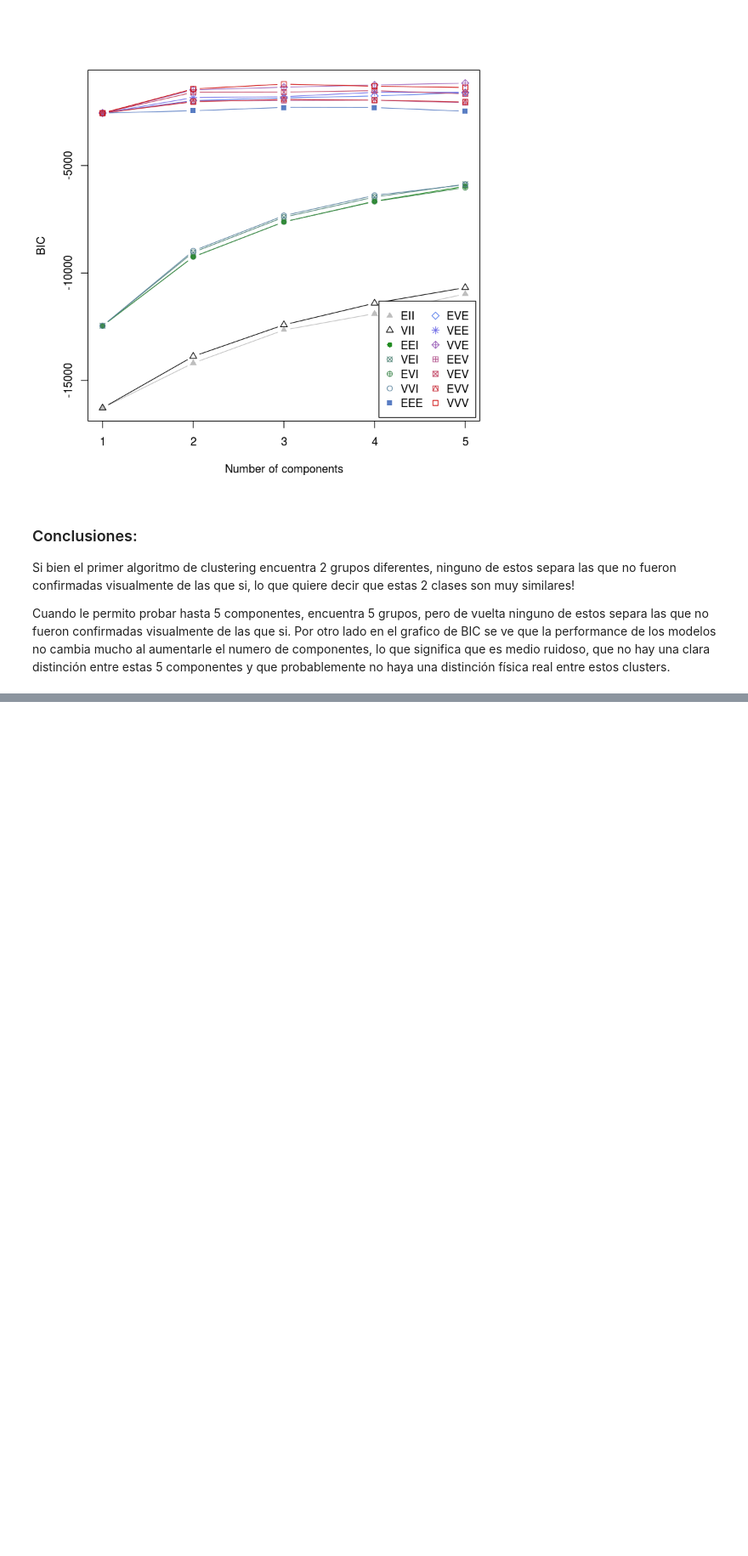
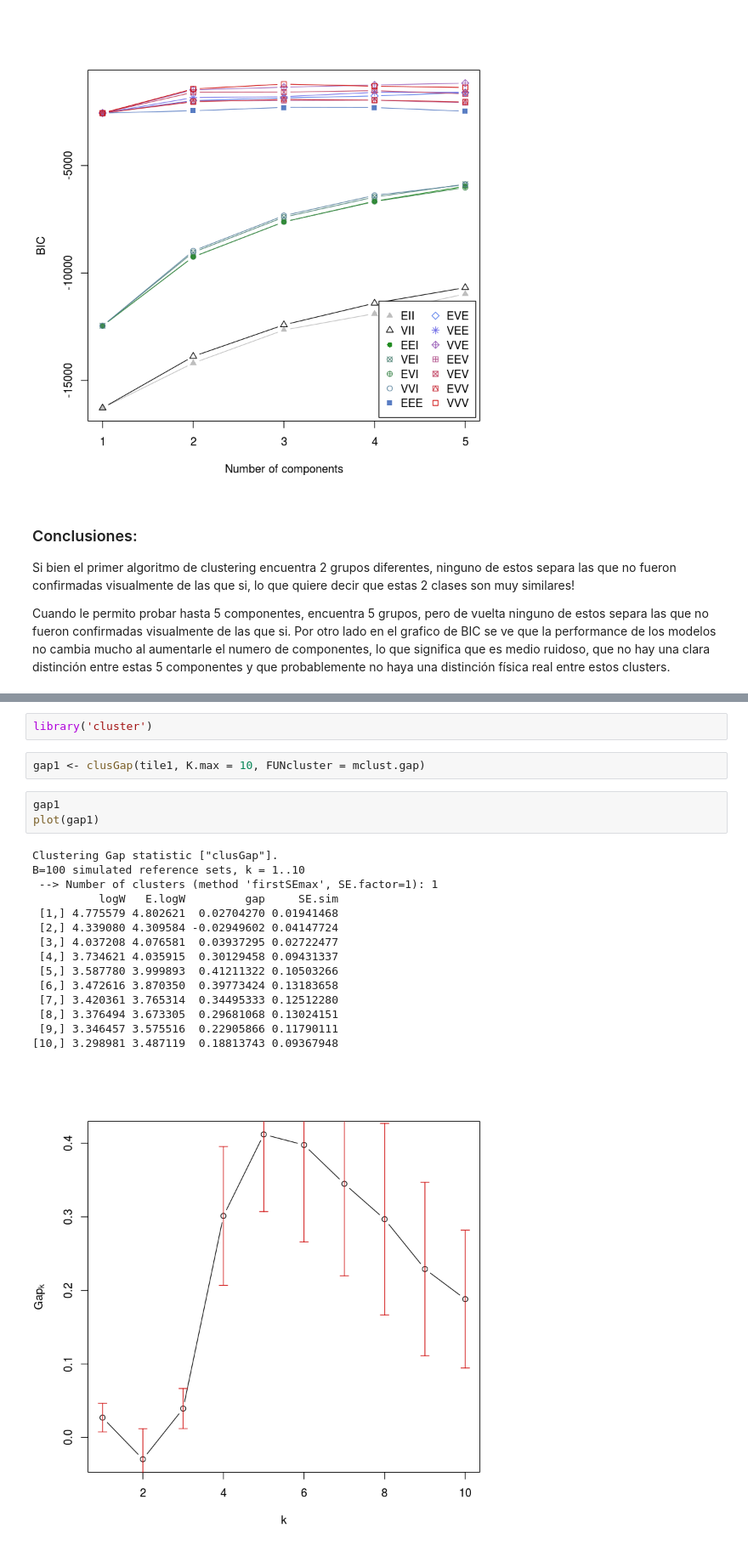
Before and after one commit to BrunoSanchez/VVV_galaxies, a Jupyter notebook: clustering.ipynb, the cells around one changed output, grey strips where cells are left out. Shown at 85% size. Drawn from its saved outputs; the diff is of its cells as text; blank space fills up the shorter version.

```diff
--- a/clustering.ipynb
+++ b/clustering.ipynb
@@ -89,0 +257,23 @@ Por otro lado en el grafico de BIC se ve que la performance de los modelos no ca
+# %%
+library('cluster')
+# %%
+gap1 <- clusGap(tile1, K.max = 10, FUNcluster = mclust.gap)
+# %%
+gap1
+plot(gap1)
+# %% [output]
+Clustering Gap statistic ["clusGap"].
+B=100 simulated reference sets, k = 1..10
+ --> Number of clusters (method 'firstSEmax', SE.factor=1): 1
+          logW   E.logW         gap     SE.sim
+ [1,] 4.775579 4.802621  0.02704270 0.01941468
+ [2,] 4.339080 4.309584 -0.02949602 0.04147724
+ [3,] 4.037208 4.076581  0.03937295 0.02722477
+ [4,] 3.734621 4.035915  0.30129458 0.09431337
+ [5,] 3.587780 3.999893  0.41211322 0.10503266
+ [6,] 3.472616 3.870350  0.39773424 0.13183658
+ [7,] 3.420361 3.765314  0.34495333 0.12512280
+ [8,] 3.376494 3.673305  0.29681068 0.13024151
+ [9,] 3.346457 3.575516  0.22905866 0.11790111
+[10,] 3.298981 3.487119  0.18813743 0.09367948
+[figure, added]
```
Also changed, not shown: parts of 20 cells of this notebook.
